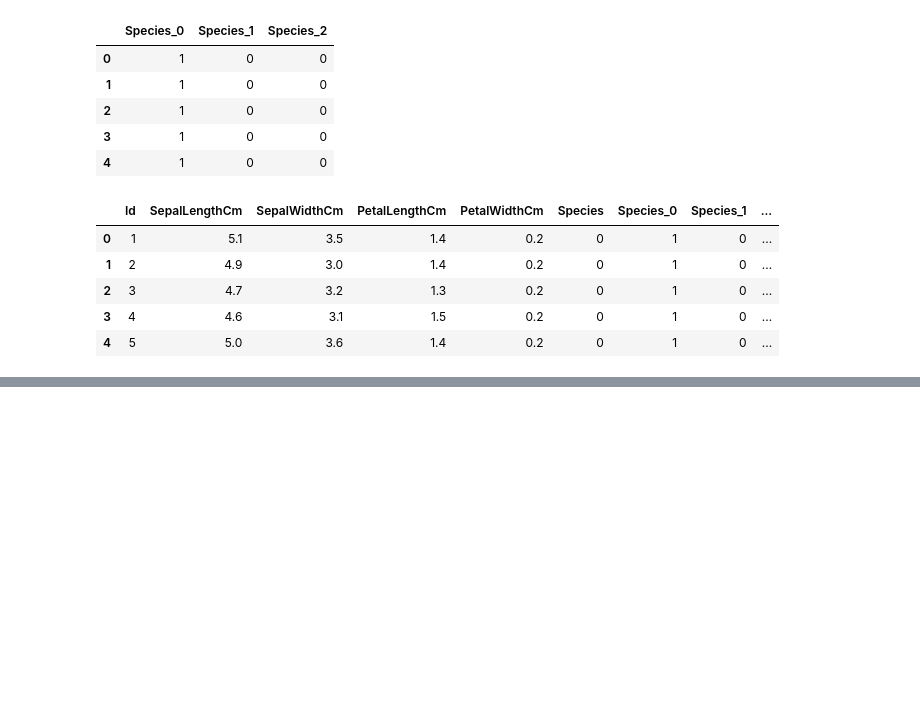
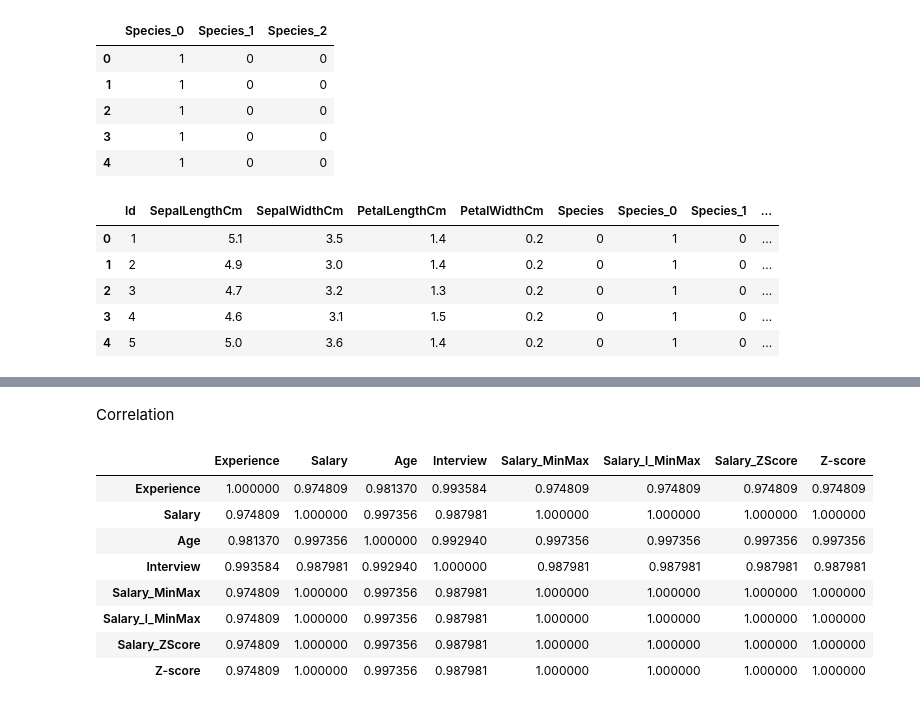
Before and after one commit to Jeevaroshinibabu/ML, a Jupyter notebook: dataprocessing.ipynb, the cells around one changed output, grey strips where cells are left out. Cells and saved outputs as stored; diff of their text form; code cells hidden in the pictures; blank space fills up the shorter version.

```diff
--- a/dataprocessing.ipynb
+++ b/dataprocessing.ipynb
@@ -497,0 +605,14 @@ df.head()
+# %% [markdown]
+Correlation
+# %%
+df.corr(numeric_only=True)
+# %% [output]
+|  | Experience | Salary | Age | Interview | Salary_MinMax | Salary_l_MinMax | Salary_ZScore | Z-score |
+| Experience | 1.000000 | 0.974809 | 0.981370 | 0.993584 | 0.974809 | 0.974809 | 0.974809 | 0.974809 |
+| Salary | 0.974809 | 1.000000 | 0.997356 | 0.987981 | 1.000000 | 1.000000 | 1.000000 | 1.000000 |
+| Age | 0.981370 | 0.997356 | 1.000000 | 0.992940 | 0.997356 | 0.997356 | 0.997356 | 0.997356 |
+| Interview | 0.993584 | 0.987981 | 0.992940 | 1.000000 | 0.987981 | 0.987981 | 0.987981 | 0.987981 |
+| Salary_MinMax | 0.974809 | 1.000000 | 0.997356 | 0.987981 | 1.000000 | 1.000000 | 1.000000 | 1.000000 |
+| Salary_l_MinMax | 0.974809 | 1.000000 | 0.997356 | 0.987981 | 1.000000 | 1.000000 | 1.000000 | 1.000000 |
+| Salary_ZScore | 0.974809 | 1.000000 | 0.997356 | 0.987981 | 1.000000 | 1.000000 | 1.000000 | 1.000000 |
+| Z-score | 0.974809 | 1.000000 | 0.997356 | 0.987981 | 1.000000 | 1.000000 | 1.000000 | 1.000000 |
```
Also changed, not shown: parts of 8 cells of this notebook, 7 other files.
